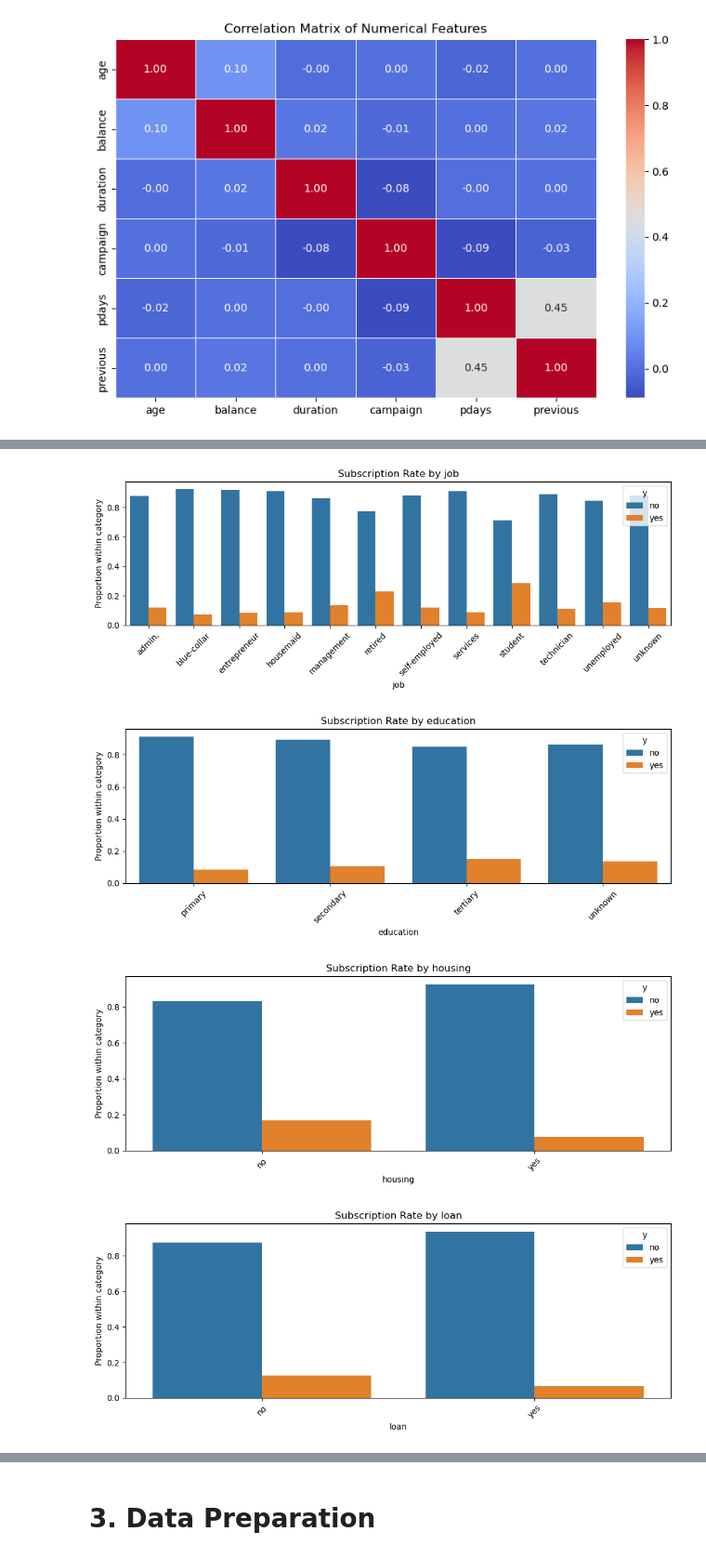
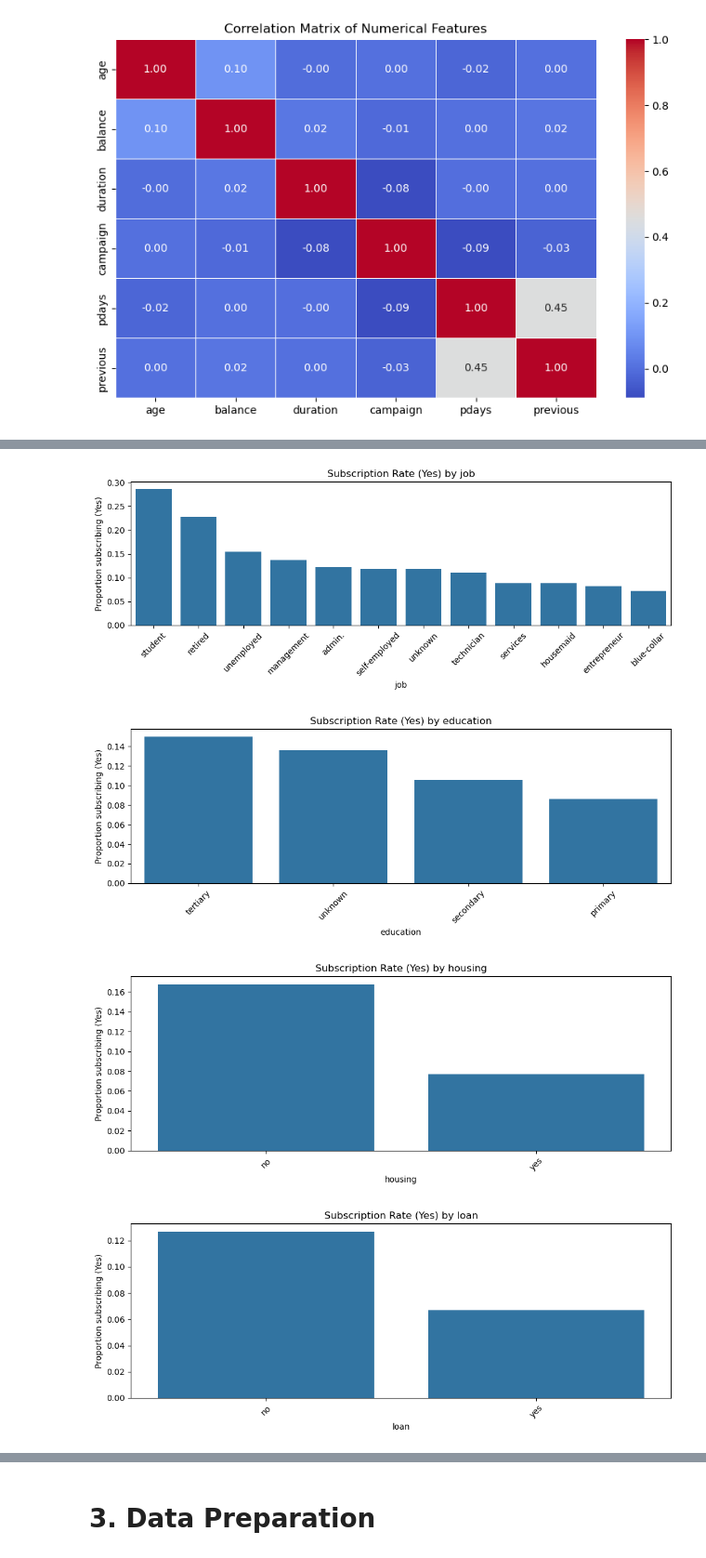
Before and after one commit to xousies/mldp-assignment, a Jupyter notebook: Program Codes.ipynb, the cells around one changed output, grey strips where cells are left out. Shown at 93% size. Cells and saved outputs as stored; diff of their text form; code cells hidden in the pictures.

```diff
--- a/Program Codes.ipynb
+++ b/Program Codes.ipynb
@@ -252,8 +285,8 @@ plt.show()
 # %%
-plt.figure(figsize=(14, 8))
+plt.figure(figsize=(14, 10))
 
-for i, col in enumerate(["age", "balance", "duration", "campaign"], 1):
-    plt.subplot(2, 2, i)
+for i, col in enumerate(["age", "balance", "duration", "campaign", "pdays", "previous"], 1):
+    plt.subplot(3, 2, i)
     sns.boxplot(x="y", y=col, data=df)
     plt.title(f"{col} vs Subscription Outcome")
 
@@ -288,28 +324,18 @@ The diagonal density plots further confirm strong skewness in features such as d
 # %%
-
 categorical_features = ["job", "education", "housing", "loan", "contact", "poutcome"]
 
 for col in categorical_features:
-    # 1) subscription proportions within each category (row-normalized)
-    rate_df = pd.crosstab(df[col], df["y"], normalize="index").reset_index()
-
-    # 2) convert wide -> long format for seaborn barplot
-    rate_long = rate_df.melt(
-        id_vars=col,
-        value_vars=["no", "yes"],
-        var_name="y",
-        value_name="proportion"
-    )
+    rate = pd.crosstab(df[col], df["y"], normalize="index")["yes"].sort_values(ascending=False)
 
     plt.figure(figsize=(10, 4))
-    sns.barplot(data=rate_long, x=col, y="proportion", hue="y")
-    plt.title(f"Subscription Rate by {col}")
+    sns.barplot(x=rate.index, y=rate.values)
+    plt.title(f"Subscription Rate (Yes) by {col}")
     plt.xticks(rotation=45)
-    plt.ylabel("Proportion within category")
+    plt.ylabel("Proportion subscribing (Yes)")
     plt.tight_layout()
     plt.show()
 # %% [output]
-[figure, old version]
+[figure, new version]
-[figure, old version]
+[figure, new version]
-[figure, old version]
+[figure, new version]
-[figure, old version]
+[figure, new version]
```
Also changed, not shown: parts of 169 cells of this notebook, 7 other files.
